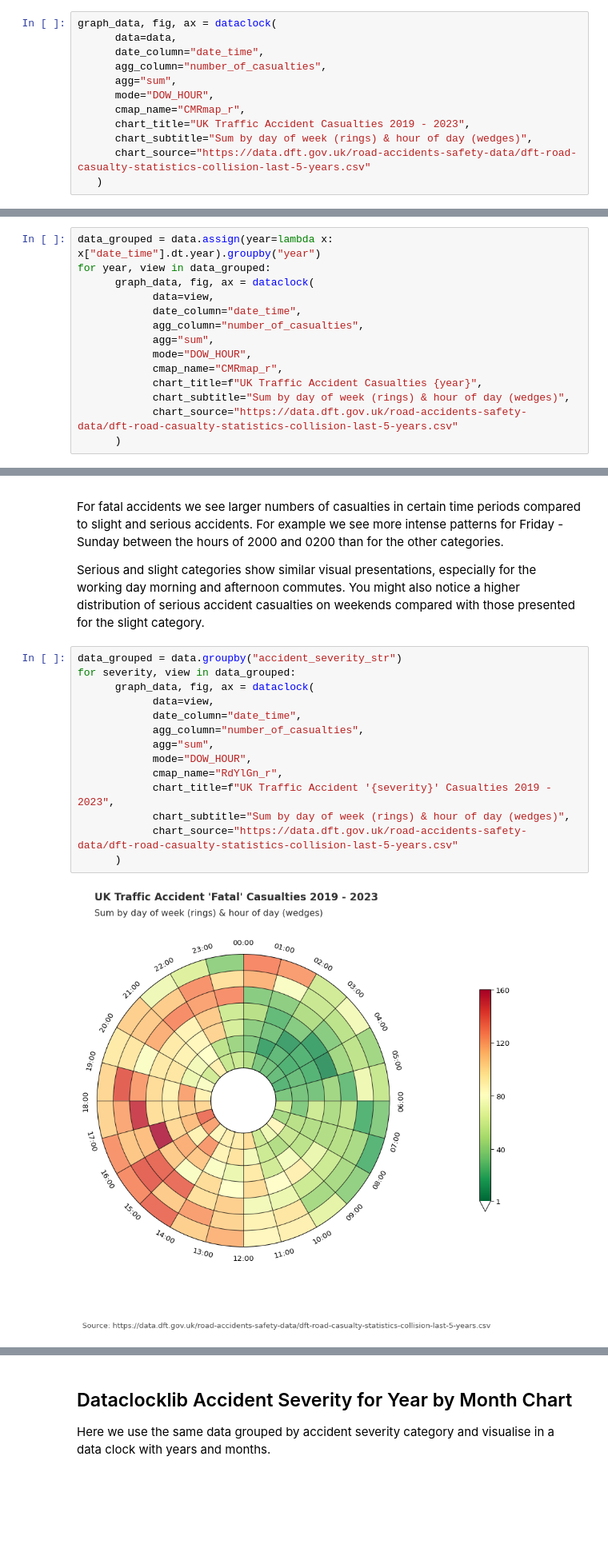
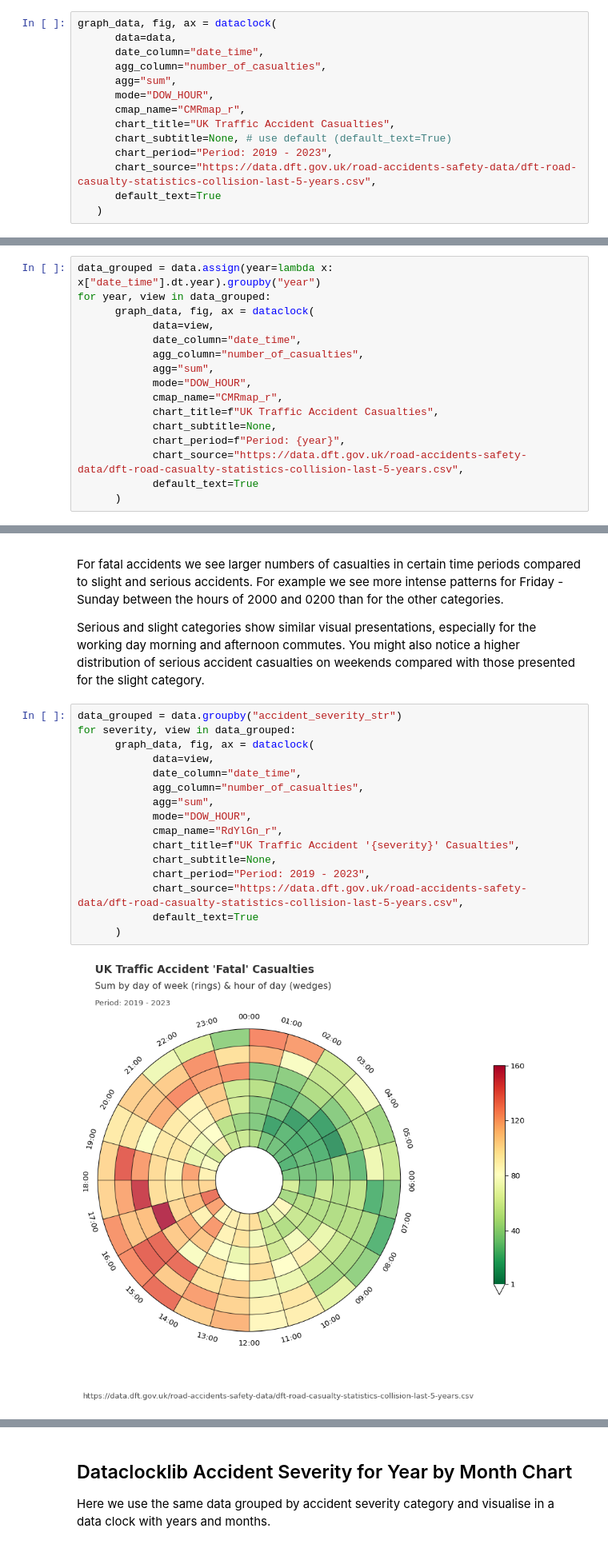
Before and after one commit to andyrids/dataclocklib, a Jupyter notebook: docs/source/tutorial.ipynb, the cells around one changed output, grey strips where cells are left out. Shown at 80% size. Cells and saved outputs as stored; diff of their text form; blank space fills up the shorter version.

```diff
--- a/docs/source/tutorial.ipynb
+++ b/docs/source/tutorial.ipynb
@@ -623,8 +623,10 @@ graph_data, fig, ax = dataclock(
       agg="sum",
       mode="DOW_HOUR",
       cmap_name="CMRmap_r",
-      chart_title="UK Traffic Accident Casualties 2019 - 2023",
-      chart_subtitle="Sum by day of week (rings) & hour of day (wedges)",
-      chart_source="https://data.dft.gov.uk/road-accidents-safety-data/dft-road-casualty-statistics-collision-last-5-years.csv"
+      chart_title="UK Traffic Accident Casualties",
+      chart_subtitle=None, # use default (default_text=True)
+      chart_period="Period: 2019 - 2023",
+      chart_source="https://data.dft.gov.uk/road-accidents-safety-data/dft-road-casualty-statistics-collision-last-5-years.csv",
+      default_text=True
    )
 # %% [output]
@@ -641,8 +643,10 @@ for year, view in data_grouped:
             agg="sum",
             mode="DOW_HOUR",
             cmap_name="CMRmap_r",
-            chart_title=f"UK Traffic Accident Casualties {year}",
-            chart_subtitle="Sum by day of week (rings) & hour of day (wedges)",
-            chart_source="https://data.dft.gov.uk/road-accidents-safety-data/dft-road-casualty-statistics-collision-last-5-years.csv"
+            chart_title=f"UK Traffic Accident Casualties",
+            chart_subtitle=None,
+            chart_period=f"Period: {year}",
+            chart_source="https://data.dft.gov.uk/road-accidents-safety-data/dft-road-casualty-statistics-collision-last-5-years.csv",
+            default_text=True
       )
 # %% [output]
@@ -662,16 +666,18 @@ Serious and slight categories show similar visual presentations, especially for
 # %%
 data_grouped = data.groupby("accident_severity_str")
 for severity, view in data_grouped:
       graph_data, fig, ax = dataclock(
             data=view,
             date_column="date_time",
             agg_column="number_of_casualties",
             agg="sum",
             mode="DOW_HOUR",
             cmap_name="RdYlGn_r",
-            chart_title=f"UK Traffic Accident '{severity}' Casualties 2019 - 2023",
-            chart_subtitle="Sum by day of week (rings) & hour of day (wedges)",
-            chart_source="https://data.dft.gov.uk/road-accidents-safety-data/dft-road-casualty-statistics-collision-last-5-years.csv"
+            chart_title=f"UK Traffic Accident '{severity}' Casualties",
+            chart_subtitle=None,
+            chart_period="Period: 2019 - 2023",
+            chart_source="https://data.dft.gov.uk/road-accidents-safety-data/dft-road-casualty-statistics-collision-last-5-years.csv",
+            default_text=True
       )
 # %% [output]
-[figure, old version]
+[figure, new version]
```
Also changed, not shown: parts of 4 cells of this notebook, 4 other files.
